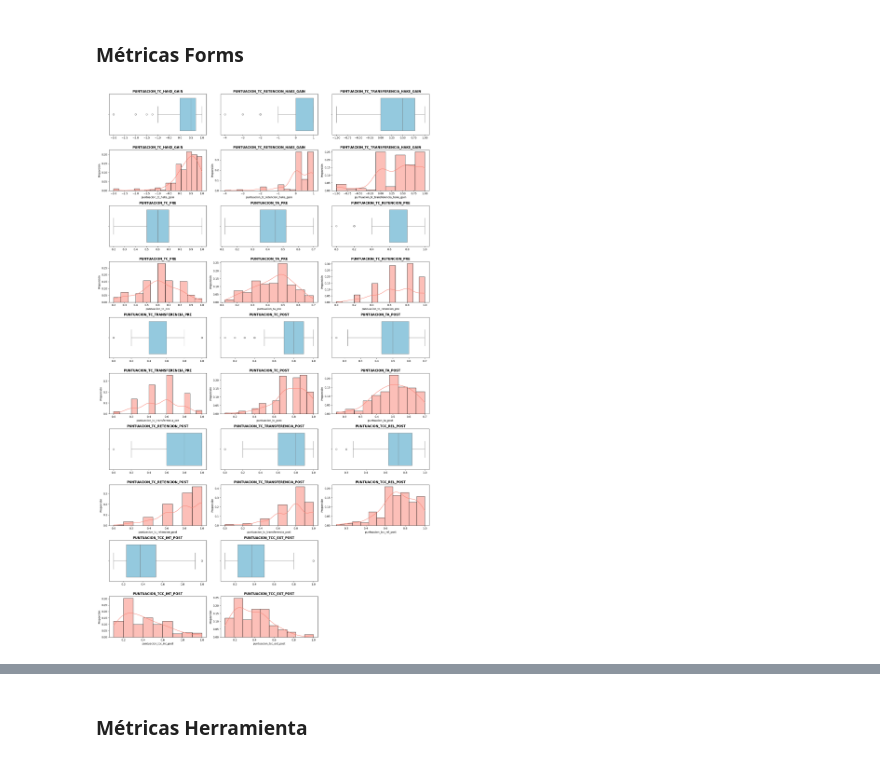
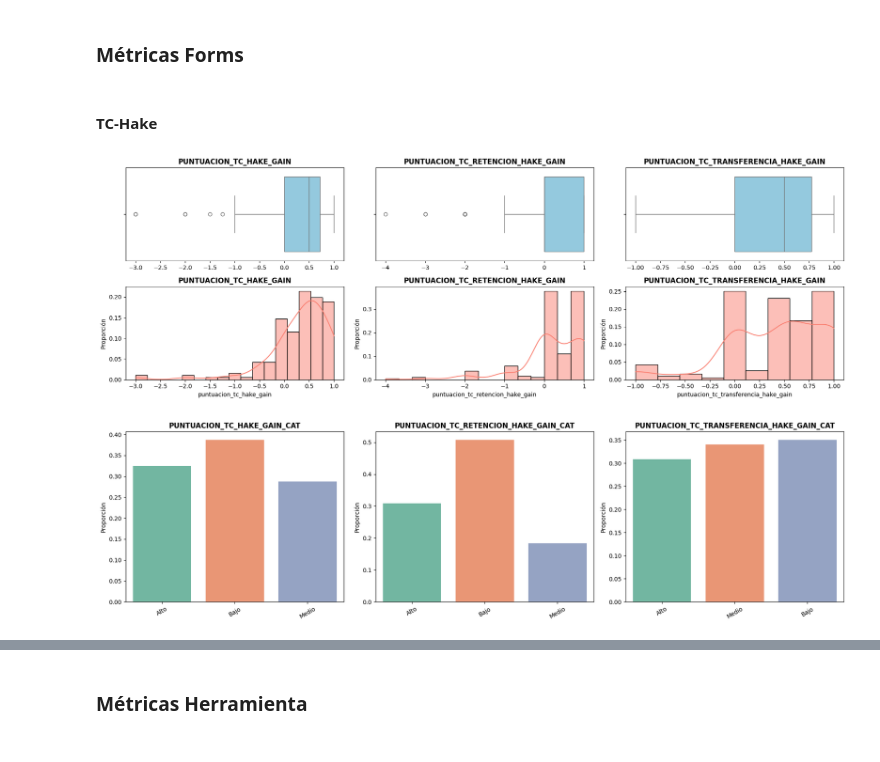
Before and after one commit to IBiDat/va-educational-impact, a Jupyter notebook: src/notebooks/educational_impact/educational_impact_analysis.ipynb, the cells around one changed output, grey strips where cells are left out. Drawn from its saved outputs; the diff is of its cells as text; code cells hidden in the pictures.

```diff
--- a/src/notebooks/educational_impact/educational_impact_analysis.ipynb
+++ b/src/notebooks/educational_impact/educational_impact_analysis.ipynb
@@ -175,12 +175,18 @@ metrics_post = [
     'puntuacion_tcc_rel_post',
     'puntuacion_tcc_int_post',
     'puntuacion_tcc_ext_post',
+    'puntuacion_tcc_rel_cat_post',
+    'puntuacion_tcc_int_cat_post',
+    'puntuacion_tcc_ext_cat_post',
 ]
 
 hake_metrics = [
     'puntuacion_tc_hake_gain',
     'puntuacion_tc_retencion_hake_gain',
-    'puntuacion_tc_transferencia_hake_gain'
+    'puntuacion_tc_transferencia_hake_gain',
+    'puntuacion_tc_hake_gain_cat',
+    'puntuacion_tc_retencion_hake_gain_cat',
+    'puntuacion_tc_transferencia_hake_gain_cat'
 ]
 
 forms_cols_analysis = base_cols + hake_metrics + [
@@ -348,11 +417,22 @@ plot_cat_distribution(
 forms_cols = [col for col in forms_interactions_df.columns if 'puntuacion' in col]
 forms_quant_cols = [col for col in forms_cols if col in quant_cols]
 forms_cat_cols = [col for col in forms_cols if col in cat_cols]
+# %% [markdown]
+#### TC-Hake
 # %%
 plot_quant_distribution(
     df = forms_interactions_df,
-    quant_cols = forms_quant_cols,
+    quant_cols = [col for col in forms_quant_cols if 'hake' in col],
     max_cols=3, box_color="skyblue", hist_color="salmon"
 )
 # %% [output]
-[figure, old version]
+[figure, new version]
+# %%
+plot_cat_distribution(
+    df = forms_interactions_df,
+    cat_cols = [col for col in forms_cat_cols if 'hake' in col],
+    max_cols=3,
+    palette="Set2"
+)
+# %% [output]
+[figure, added]
```
Also changed, not shown: parts of 43 cells of this notebook, 2 other files.
